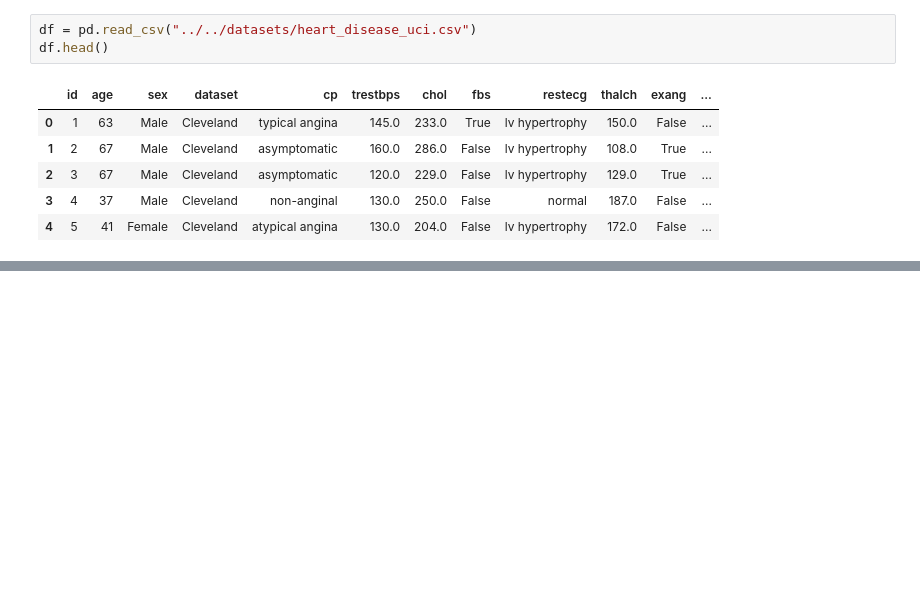
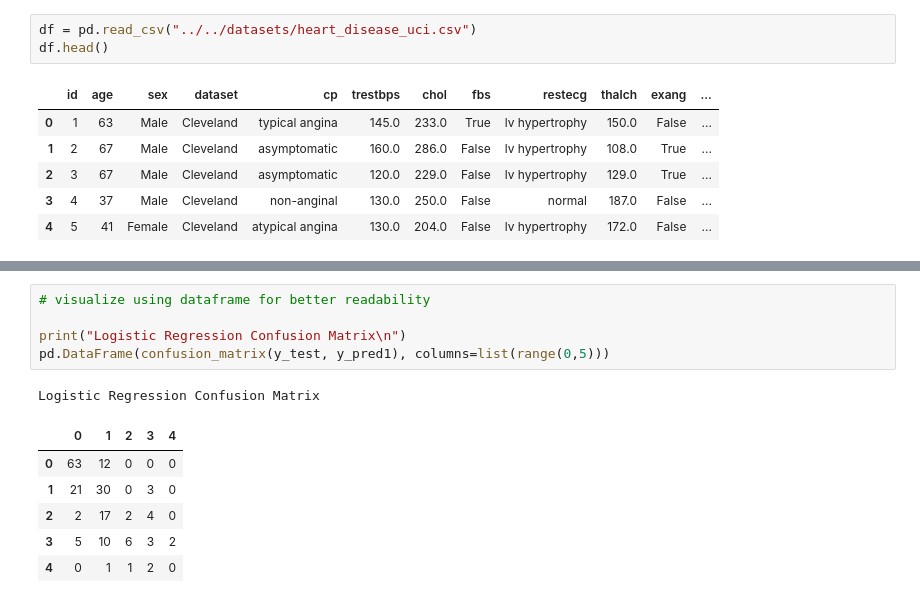
Before and after one commit to DevRitesh08/Machine-Learning-From-Scratch, a Jupyter notebook: 04-model-evaluation/classification-metrics/01-classification-metrics.ipynb, the cells around one changed output, grey strips where cells are left out. Saved outputs shown, nothing was run; the diff lists cells and outputs as text; blank space fills up the shorter version.

```diff
--- a/04-model-evaluation/classification-metrics/01-classification-metrics.ipynb
+++ b/04-model-evaluation/classification-metrics/01-classification-metrics.ipynb
@@ -26,0 +157,13 @@ KeyError: "['target'] not found in axis"
+# %%
+# visualize using dataframe for better readability
+
+print("Logistic Regression Confusion Matrix\n")
+pd.DataFrame(confusion_matrix(y_test, y_pred1), columns=list(range(0,5)))
+# %% [output]
+Logistic Regression Confusion Matrix
+|  | 0 | 1 | 2 | 3 | 4 |
+| 0 | 63 | 12 | 0 | 0 | 0 |
+| 1 | 21 | 30 | 0 | 3 | 0 |
+| 2 | 2 | 17 | 2 | 4 | 0 |
+| 3 | 5 | 10 | 6 | 3 | 2 |
+| 4 | 0 | 1 | 1 | 2 | 0 |
```
Also changed, not shown: parts of 10 cells of this notebook.
